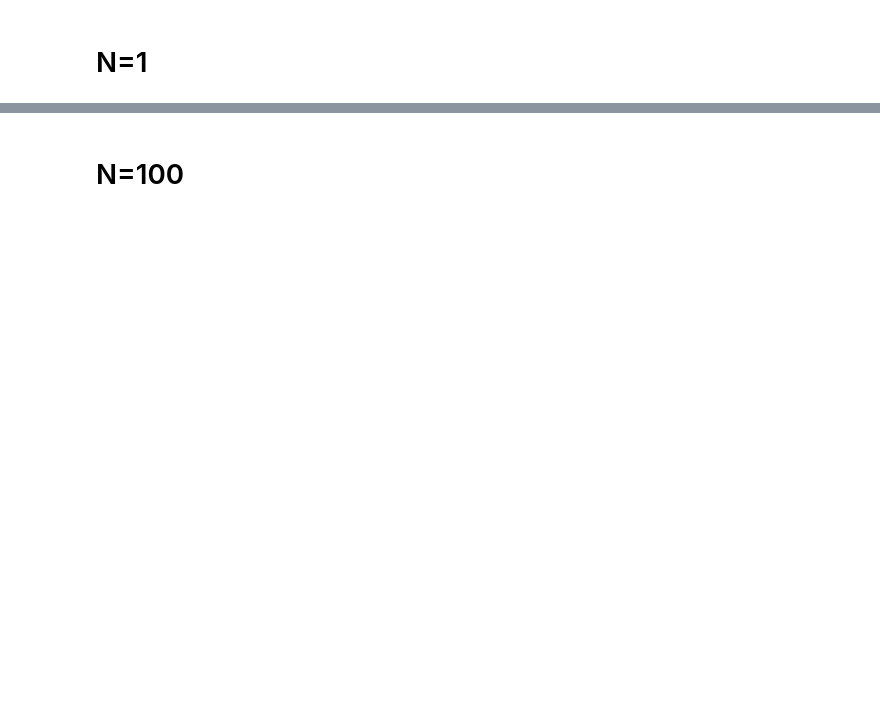
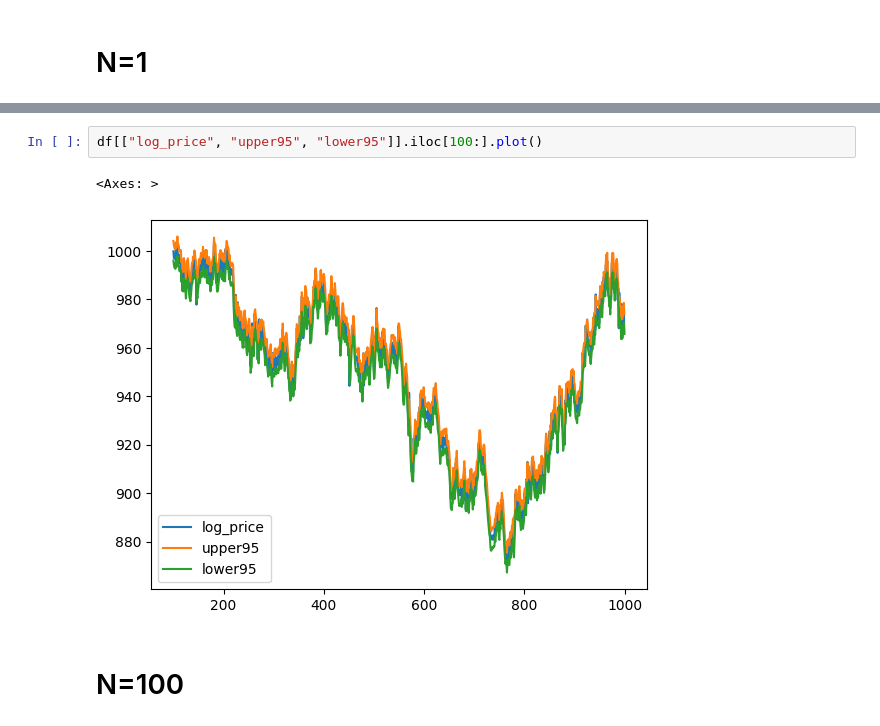
Before and after one commit to MizusakoSadanobu/kalman_filter_trade, a Jupyter notebook: playground.ipynb, the cells around one changed output, grey strips where cells are left out. Saved outputs shown, nothing was run; the diff lists cells and outputs as text; blank space fills up the shorter version.

```diff
--- a/playground.ipynb
+++ b/playground.ipynb
@@ -41,3 +33,8 @@ df[["both_ret"]].cumsum().plot()
+# %%
+df[["log_price", "upper95", "lower95"]].iloc[100:].plot()
+# %% [output]
+<Axes: >
+[figure, added]
 # %% [markdown]
 # N=100
 # %%
```
Also changed, not shown: parts of 7 cells of this notebook, 2 other files.
